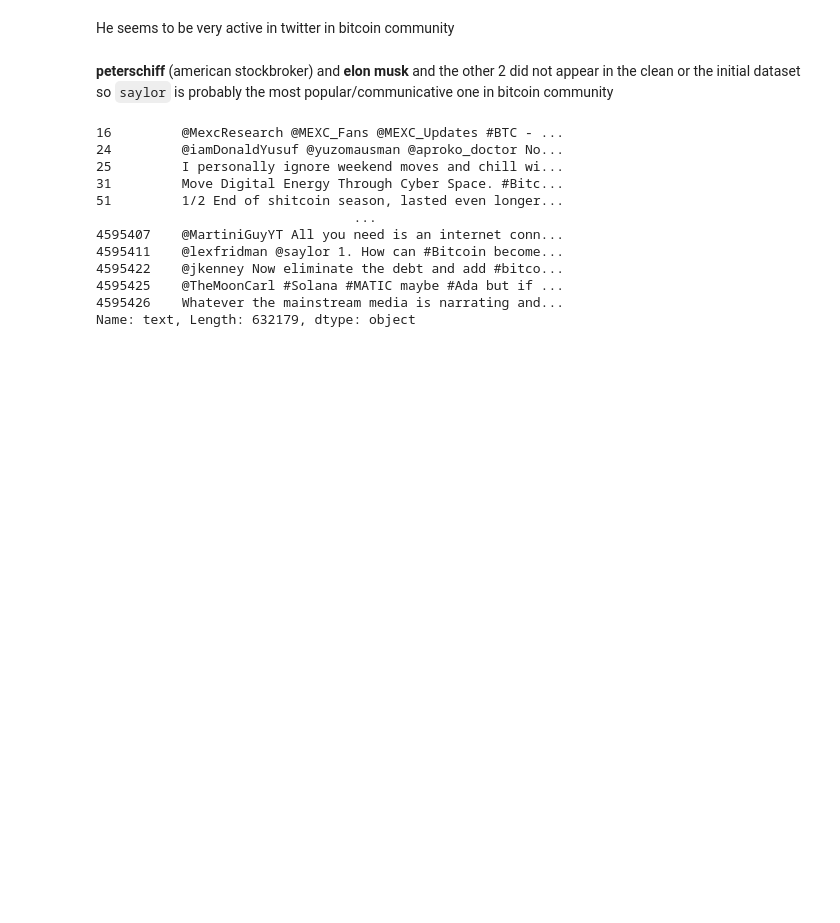
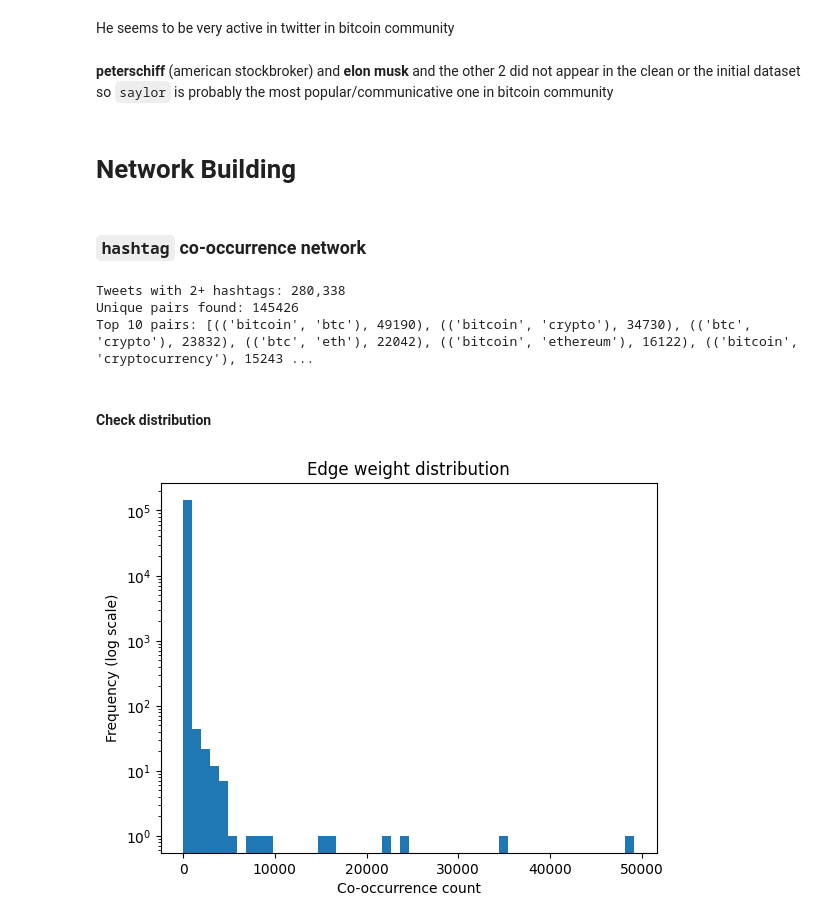
Before and after one commit to badyy8/Assignment_2_social_media_analysis, a Jupyter notebook: 01_data_network.ipynb, the cells around one changed output. Drawn from its saved outputs; the diff is of its cells as text; code cells hidden in the pictures; blank space fills up the shorter version.

Commit message:
base network analysis

```diff
--- a/01_data_network.ipynb
+++ b/01_data_network.ipynb
@@ -207,18 +208,58 @@ He seems to be very active in twitter in bitcoin community
 # %% [markdown]
 **peterschiff** (american stockbroker) and **elon musk** and the other 2 did not appear in the clean or the initial dataset\
 so `saylor` is probably the most popular/communicative one in bitcoin community
-# %%
-df.text
-# %% [output]
-16         @MexcResearch @MEXC_Fans @MEXC_Updates #BTC - ...
-24         @iamDonaldYusuf @yuzomausman @aproko_doctor No...
-25         I personally ignore weekend moves and chill wi...
-31         Move Digital Energy Through Cyber Space. #Bitc...
-51         1/2 End of shitcoin season, lasted even longer...
-                                 ...
-4595407    @MartiniGuyYT All you need is an internet conn...
-4595411    @lexfridman @saylor 1. How can #Bitcoin become...
-4595422    @jkenney Now eliminate the debt and add #bitco...
-4595425    @TheMoonCarl #Solana #MATIC maybe #Ada but if ...
-4595426    Whatever the mainstream media is narrating and...
-Name: text, Length: 632179, dtype: object
+# %% [markdown]
+# Network Building
+# %% [markdown]
+### `hashtag` co-occurrence network
+# %%
+from itertools import combinations
+from collections import Counter
+import ast
+
+# parse hashtags column into actual lists
+# hashtags may come back from parquet as numpy arrays, Python lists, or strings
+def parse_hashtags(h):
+    if isinstance(h, str):
+        try:
+            h = ast.literal_eval(h)
+        except:
+            return []
+    try:
+        return [str(tag).lower().strip() for tag in h]
+    except:
+        return []
+
+df['hashtag_list'] = df['hashtags'].apply(parse_hashtags)
+
+# Only keep tweets with 2+ hashtags (need at least 2 to form an edge)
+df_net = df[df['hashtag_list'].apply(len) >= 2]
+print(f"Tweets with 2+ hashtags: {len(df_net):,}")
+
+# Count co-occurrences
+co_occurrences = Counter()
+for tags in df_net['hashtag_list']:
+    for pair in combinations(sorted(set(tags)), 2):
+        co_occurrences[pair] += 1
+
+print(f"Unique pairs found: {len(co_occurrences)}")
+print("Top 10 pairs:", co_occurrences.most_common(10))
+# %% [output]
+Tweets with 2+ hashtags: 280,338
+Unique pairs found: 145426
+Top 10 pairs: [(('bitcoin', 'btc'), 49190), (('bitcoin', 'crypto'), 34730), (('btc', 'crypto'), 23832), (('btc', 'eth'), 22042), (('bitcoin', 'ethereum'), 16122), (('bitcoin', 'cryptocurrency'), 15243 ...
+# %% [markdown]
+#### Check distribution
+# %%
+import matplotlib.pyplot as plt
+
+weights = list(co_occurrences.values()) # count of co occurences
+plt.hist(weights, bins=50, log=True)
+plt.xlabel('Co-occurrence count')
+plt.ylabel('Frequency (log scale)')
+plt.title('Edge weight distribution')
+plt.show()
+
+MIN_WEIGHT = 50  # pairs that co-occurred at least 50 times
+# %% [output]
+[figure, added]
```
Also changed, not shown: parts of 21 cells of this notebook.
